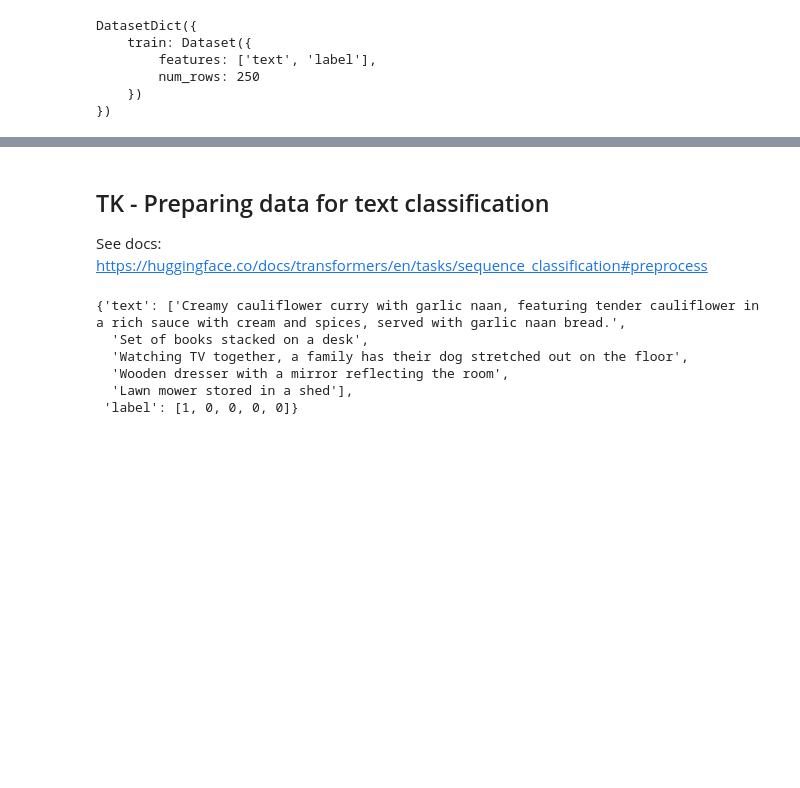
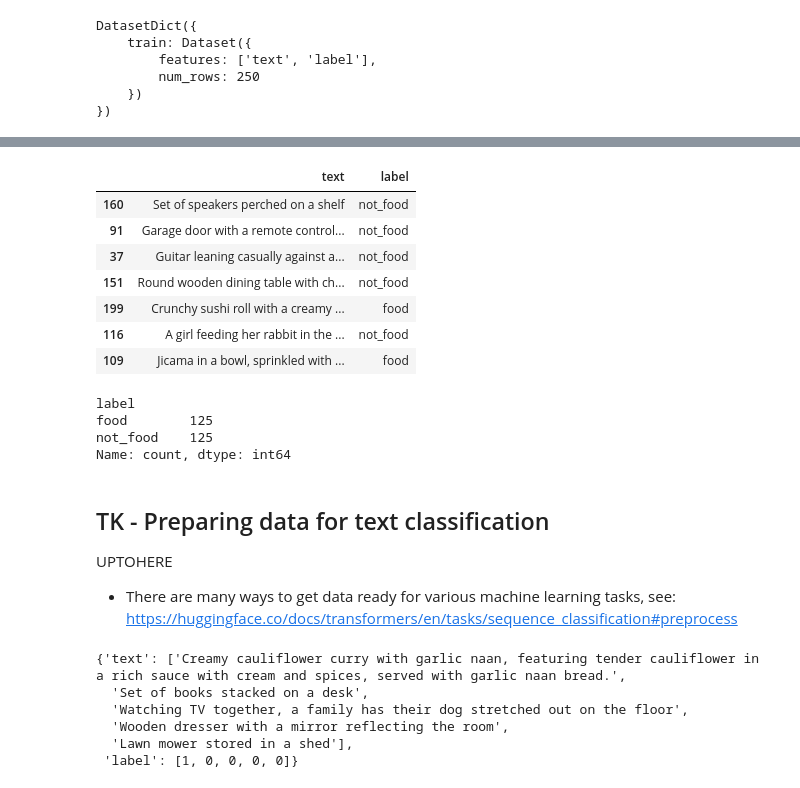
Before and after one commit to mrdbourke/learn-huggingface, a Jupyter notebook: notebooks/hugging_face_text_classification_tutorial.ipynb, the cells around one changed output, grey strips where cells are left out. Drawn from its saved outputs; the diff is of its cells as text; code cells hidden in the pictures; blank space fills up the shorter version.

Commit message:
text classfication notebook

```diff
--- a/notebooks/hugging_face_text_classification_tutorial.ipynb
+++ b/notebooks/hugging_face_text_classification_tutorial.ipynb
@@ -165,6 +243,8 @@ from datasets import Dataset
 # %%
-# Load the dataset
-dataset = datasets.load_dataset("mrdbourke/learn_hf_food_not_food_image_captions")
+# Load the dataset from Hugging Face Hub
+dataset = datasets.load_dataset(path="mrdbourke/learn_hf_food_not_food_image_captions")
+
+# Inspect the dataset
 dataset
 # %% [output]
 DatasetDict({
@@ -197,7 +353,30 @@ Text: Drone resting on a desk | Label: not_food
+# %%
+# Turn our dataset into a DataFrame and get a random sample
+food_not_food_df = pd.DataFrame(dataset["train"])
+food_not_food_df.sample(7)
+# %% [output]
+|  | text | label |
+| 160 | Set of speakers perched on a shelf | not_food |
+| 91 | Garage door with a remote control... | not_food |
+| 37 | Guitar leaning casually against a... | not_food |
+| 151 | Round wooden dining table with ch... | not_food |
+| 199 | Crunchy sushi roll with a creamy ... | food |
+| 116 | A girl feeding her rabbit in the ... | not_food |
+| 109 | Jicama in a bowl, sprinkled with ... | food |
+# %%
+# Get the value counts of the label column
+food_not_food_df["label"].value_counts()
+# %% [output]
+label
+food        125
+not_food    125
+Name: count, dtype: int64
 # %% [markdown]
 ## TK - Preparing data for text classification
 
-See docs: https://huggingface.co/docs/transformers/en/tasks/sequence_classification#preprocess
+UPTOHERE
+
+- There are many ways to get data ready for various machine learning tasks, see: https://huggingface.co/docs/transformers/en/tasks/sequence_classification#preprocess
 # %%
 # Create mapping from id2label and label2id
 id2label = {0: "not_food", 1: "food"}
```
Also changed, not shown: parts of 23 cells of this notebook, 6 other files.
